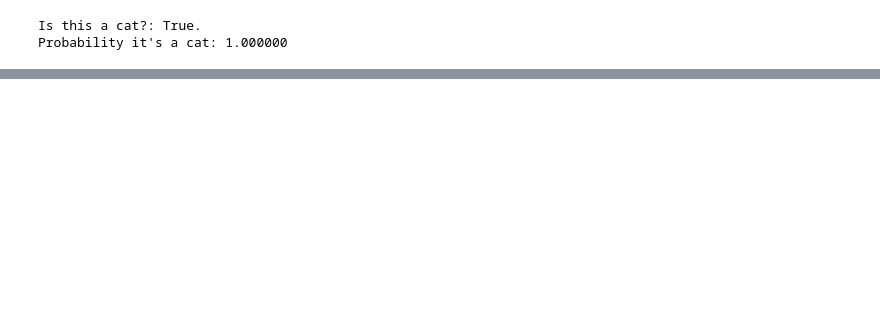
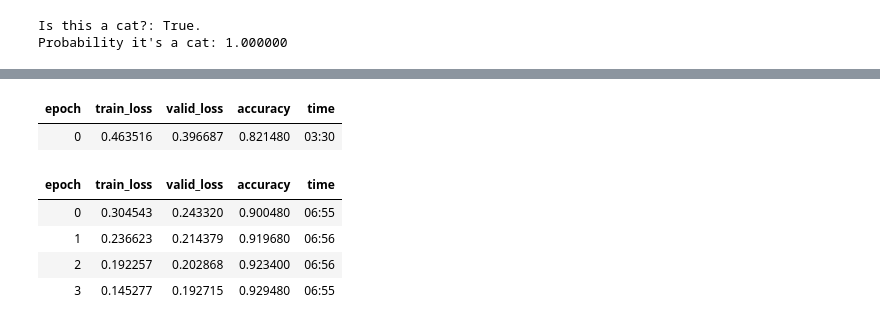
Before and after one commit to Mohamed-Khalil67/Deeo-Learning, a Jupyter notebook: Deep_01.ipynb, the cells around one changed output, grey strips where cells are left out. Saved outputs shown, nothing was run; the diff lists cells and outputs as text; code cells hidden in the pictures; blank space fills up the shorter version.

```diff
--- a/Deep_01.ipynb
+++ b/Deep_01.ipynb
@@ -44,0 +133,7 @@ Probability it's a cat: 1.000000
+# %%
+from fastai.text.all import *
+
+dls = TextDataLoaders.from_folder(untar_data(URLs.IMDB), valid='test')
+learn = text_classifier_learner(dls, AWD_LSTM, drop_mult=0.5, metrics=accuracy)
+learn.fine_tune(4, 1e-2)
+# %% [output]
@@ -44,0 +143,7 @@ Probability it's a cat: 1.000000
+| epoch | train_loss | valid_loss | accuracy | time |
+| 0 | 0.463516 | 0.396687 | 0.821480 | 03:30 |
+| epoch | train_loss | valid_loss | accuracy | time |
+| 0 | 0.304543 | 0.243320 | 0.900480 | 06:55 |
+| 1 | 0.236623 | 0.214379 | 0.919680 | 06:56 |
+| 2 | 0.192257 | 0.202868 | 0.923400 | 06:56 |
+| 3 | 0.145277 | 0.192715 | 0.929480 | 06:55 |
```
Also changed, not shown: parts of 17 cells of this notebook.
